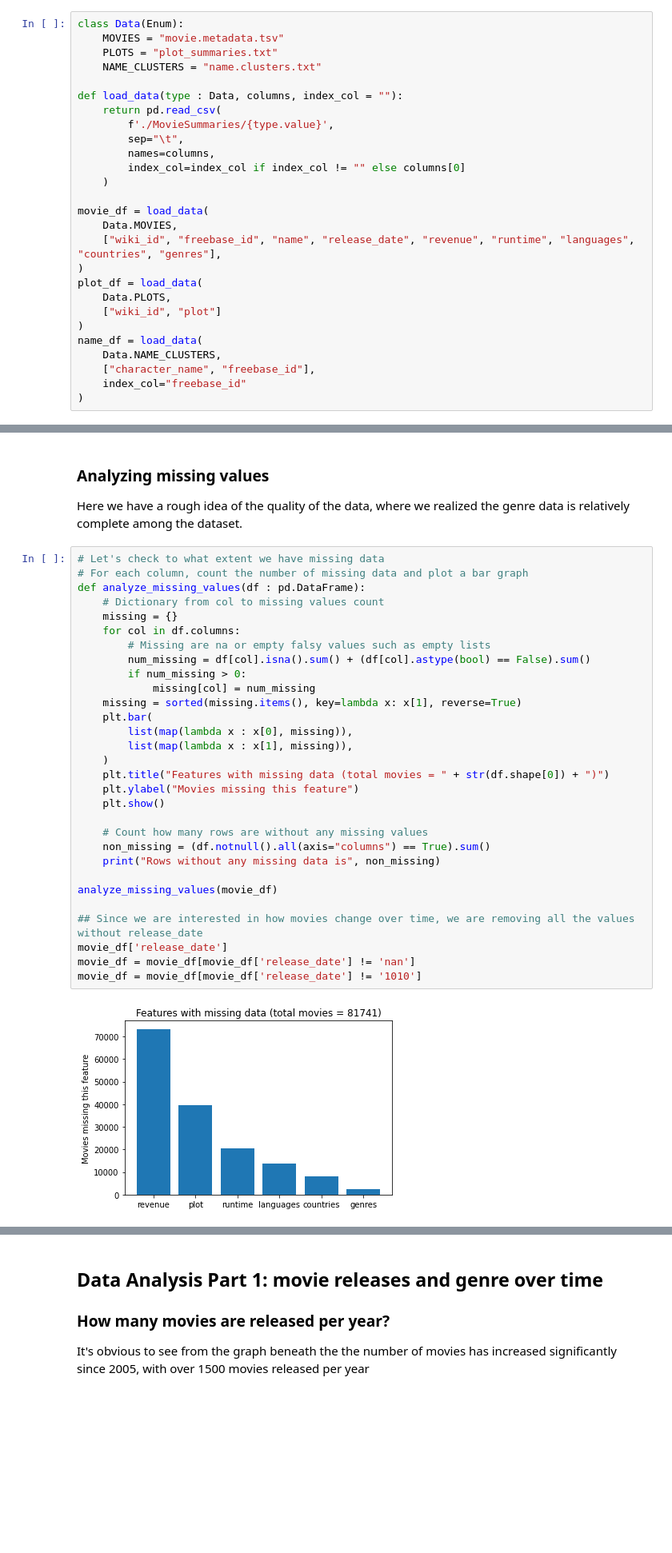
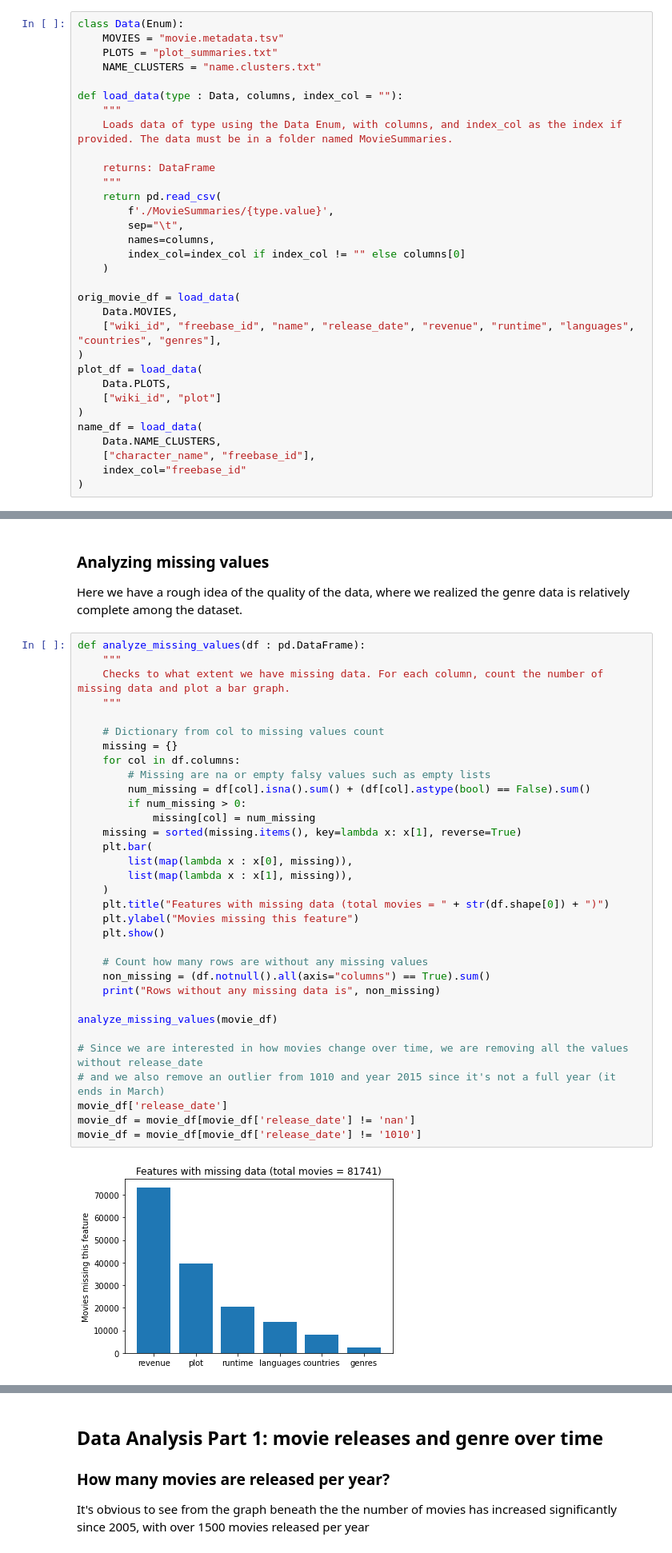
Before and after one commit to epfl-ada/ada-2022-project-adawizardry, a Jupyter notebook: main.ipynb, the cells around one changed output, grey strips where cells are left out. Shown: that part at 80% size. Cells and saved outputs as stored; diff of their text form; blank space fills up the shorter version.

```diff
--- a/main.ipynb
+++ b/main.ipynb
@@ -19,6 +19,11 @@ class Data(Enum):
     NAME_CLUSTERS = "name.clusters.txt"
 
 def load_data(type : Data, columns, index_col = ""):
+    """
+    Loads data of type using the Data Enum, with columns, and index_col as the index if provided. The data must be in a folder named MovieSummaries.
+
+    returns: DataFrame
+    """
     return pd.read_csv(
         f'./MovieSummaries/{type.value}',
         sep="\t",
@@ -26,7 +31,7 @@ def load_data(type : Data, columns, index_col = ""):
         index_col=index_col if index_col != "" else columns[0]
     )
 
-movie_df = load_data(
+orig_movie_df = load_data(
     Data.MOVIES,
     ["wiki_id", "freebase_id", "name", "release_date", "revenue", "runtime", "languages", "countries", "genres"],
 )
@@ -103,37 +133,40 @@ display(movie_df.head(3))
 ### Analyzing missing values
 Here we have a rough idea of the quality of the data, where we realized the genre data is relatively complete among the dataset.
 # %%
-# Let's check to what extent we have missing data
-# For each column, count the number of missing data and plot a bar graph
 def analyze_missing_values(df : pd.DataFrame):
+    """
+    Checks to what extent we have missing data. For each column, count the number of missing data and plot a bar graph.
+    """
+
     # Dictionary from col to missing values count
     missing = {}
     for col in df.columns:
         # Missing are na or empty falsy values such as empty lists
         num_missing = df[col].isna().sum() + (df[col].astype(bool) == False).sum()
         if num_missing > 0:
             missing[col] = num_missing
     missing = sorted(missing.items(), key=lambda x: x[1], reverse=True)
     plt.bar(
         list(map(lambda x : x[0], missing)),
         list(map(lambda x : x[1], missing)),
     )
     plt.title("Features with missing data (total movies = " + str(df.shape[0]) + ")")
     plt.ylabel("Movies missing this feature")
     plt.show()
 
     # Count how many rows are without any missing values
     non_missing = (df.notnull().all(axis="columns") == True).sum()
     print("Rows without any missing data is", non_missing)
 
 analyze_missing_values(movie_df)
 
-## Since we are interested in how movies change over time, we are removing all the values without release_date
+# Since we are interested in how movies change over time, we are removing all the values without release_date
+# and we also remove an outlier from 1010 and year 2015 since it's not a full year (it ends in March)
 movie_df['release_date']
 movie_df = movie_df[movie_df['release_date'] != 'nan']
 movie_df = movie_df[movie_df['release_date'] != '1010']
 # %% [output]
-[figure, old version]
+[figure, new version]
 Rows without any missing data is 42204
 # %% [markdown]
 ## Data Analysis Part 1: movie releases and genre over time
```
Also changed, not shown: parts of 29 cells of this notebook, 13 other files.
